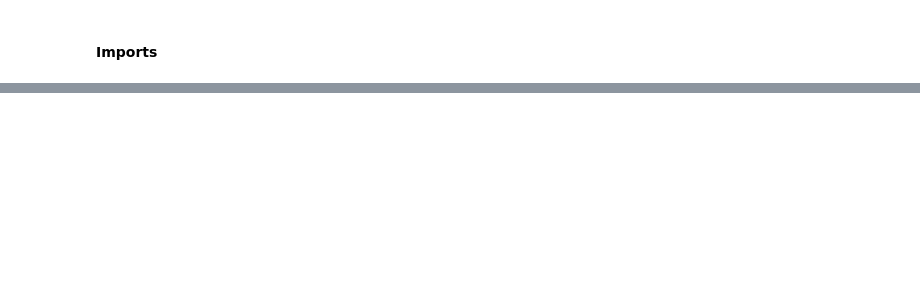
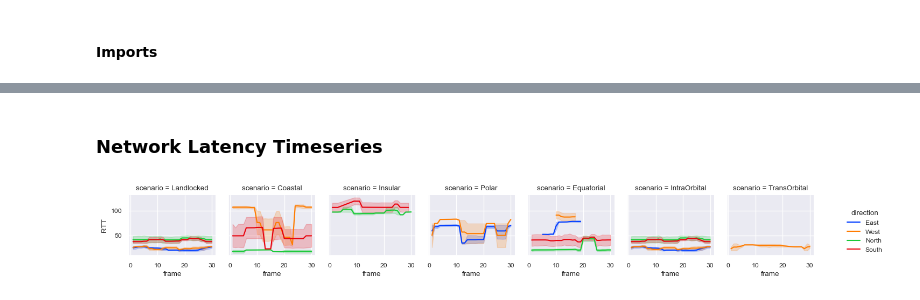
Before and after one commit to Foalfloater66/starlink-fyp, a Jupyter notebook: graphs/chap_5_experiments/5_3_experiments.ipynb, the cells around one changed output, grey strips where cells are left out. Saved outputs shown, nothing was run; the diff lists cells and outputs as text; code cells hidden in the pictures; blank space fills up the shorter version.

```diff
--- a/graphs/chap_5_experiments/5_3_experiments.ipynb
+++ b/graphs/chap_5_experiments/5_3_experiments.ipynb
@@ -34,0 +414,16 @@ Plot the probability of congestion relative to $i_\text{max}$ using spare capaci
+# %% [markdown]
+### Network Latency Timeseries
+# %%
+%matplotlib inline
+
+g = sns.FacetGrid(baseline_latency_df, col="scenario", hue="direction", margin_titles=True, height=2)
+g.map_dataframe(sns.lineplot,
+        x='frame',
+        y="rtt",
+    )
+g.figure.subplots_adjust(wspace=.15, hspace=.15)
+g.add_legend()
+g.set_ylabels("RTT")
+plt.savefig("../images/baseline_rtt_timeseries.svg")
+# %% [output]
+[figure, added]
```
Also changed, not shown: parts of 36 cells of this notebook, 13 other files.
